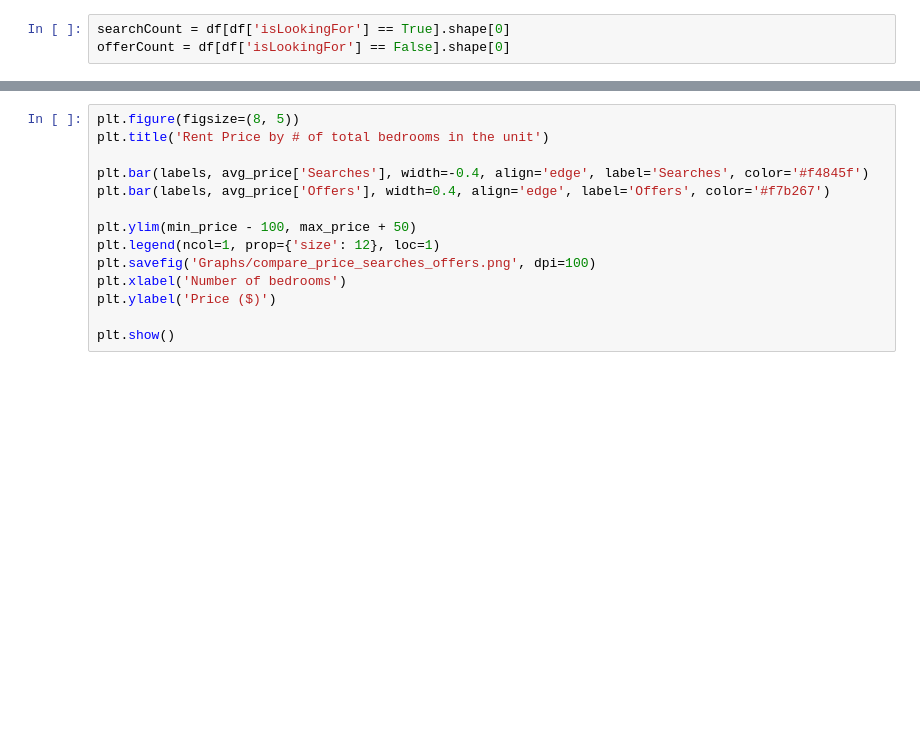
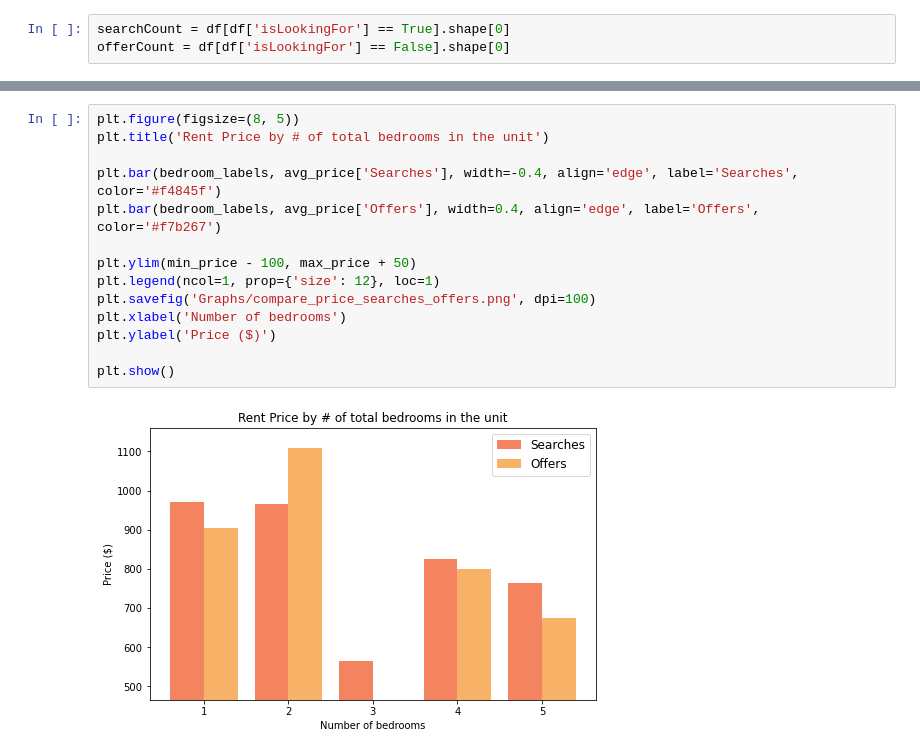
Before and after one commit to iriskimm/uw-student-housing, a Jupyter notebook: facebook-scraper.ipynb, the cells around one changed output, grey strips where cells are left out. Saved outputs shown, nothing was run; the diff lists cells and outputs as text; blank space fills up the shorter version.

```diff
--- a/facebook-scraper.ipynb
+++ b/facebook-scraper.ipynb
@@ -305,14 +322,16 @@ index
 # %%
 plt.figure(figsize=(8, 5))
 plt.title('Rent Price by # of total bedrooms in the unit')
 
-plt.bar(labels, avg_price['Searches'], width=-0.4, align='edge', label='Searches', color='#f4845f')
-plt.bar(labels, avg_price['Offers'], width=0.4, align='edge', label='Offers', color='#f7b267')
+plt.bar(bedroom_labels, avg_price['Searches'], width=-0.4, align='edge', label='Searches', color='#f4845f')
+plt.bar(bedroom_labels, avg_price['Offers'], width=0.4, align='edge', label='Offers', color='#f7b267')
 
 plt.ylim(min_price - 100, max_price + 50)
 plt.legend(ncol=1, prop={'size': 12}, loc=1)
 plt.savefig('Graphs/compare_price_searches_offers.png', dpi=100)
 plt.xlabel('Number of bedrooms')
 plt.ylabel('Price ($)')
 
 plt.show()
+# %% [output]
+[figure, added]
```
Also changed, not shown: parts of 26 cells of this notebook, 5 other files.
